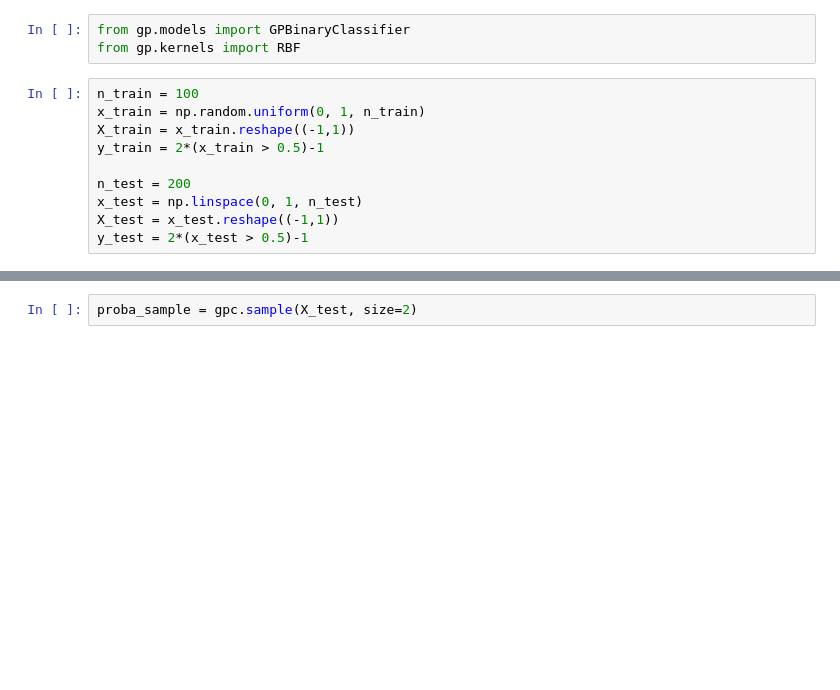
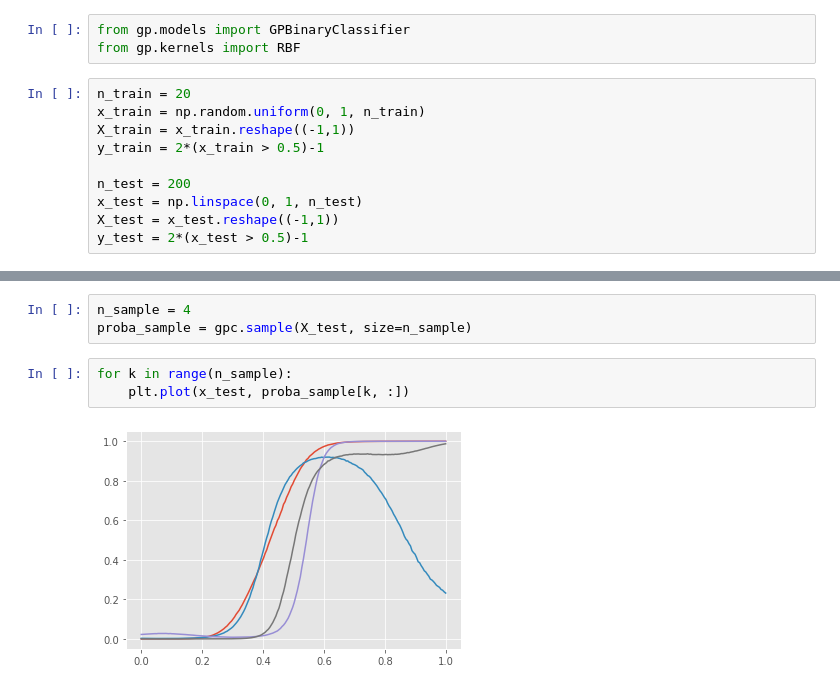
Before and after one commit to pjpollot/gp_sandbox, a Jupyter notebook: examples/classification.ipynb, the cells around one changed output, grey strips where cells are left out. Saved outputs shown, nothing was run; the diff lists cells and outputs as text; blank space fills up the shorter version.

```diff
--- a/examples/classification.ipynb
+++ b/examples/classification.ipynb
@@ -13,7 +11,7 @@ KeyError: 'Line2D:kwdoc'
 from gp.models import GPBinaryClassifier
 from gp.kernels import RBF
 # %%
-n_train = 100
+n_train = 20
 x_train = np.random.uniform(0, 1, n_train)
 X_train = x_train.reshape((-1,1))
 y_train = 2*(x_train > 0.5)-1
@@ -37,2 +43,8 @@ plt.plot(x_test, 2*proba-1)
 # %%
-proba_sample = gpc.sample(X_test, size=2)
+n_sample = 4
+proba_sample = gpc.sample(X_test, size=n_sample)
+# %%
+for k in range(n_sample):
+    plt.plot(x_test, proba_sample[k, :])
+# %% [output]
+[figure, added]
```
Also changed, not shown: parts of 6 cells of this notebook, 3 other files.
